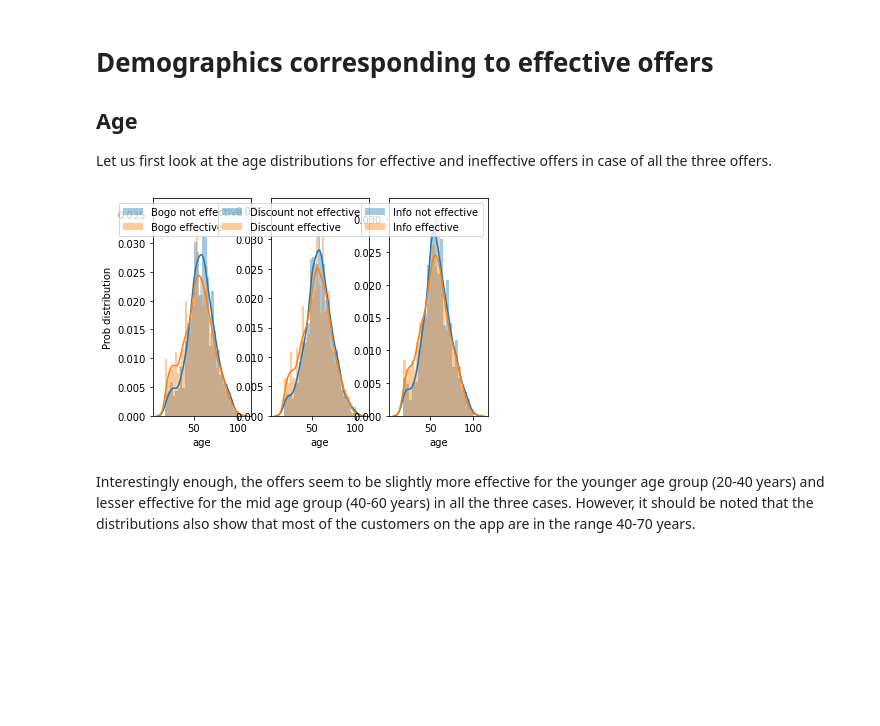
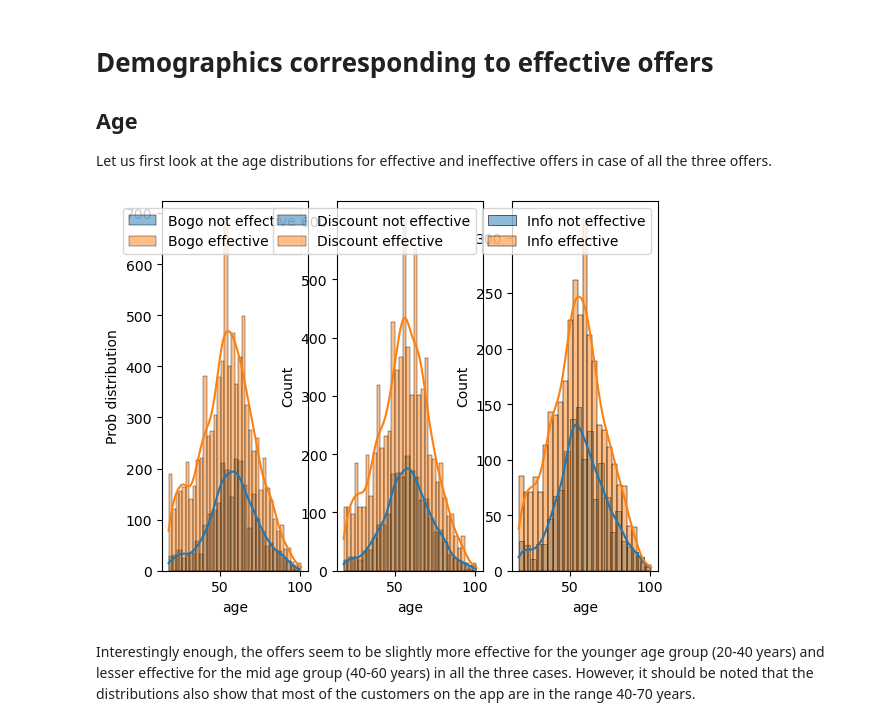
Before and after one commit to Anirudh-Kulkarni/Starbucks-offers, a Jupyter notebook: Starbucks_Capstone_notebook.ipynb, the cells around one changed output. Saved outputs shown, nothing was run; the diff lists cells and outputs as text; code cells hidden in the pictures; blank space fills up the shorter version.

```diff
--- a/Starbucks_Capstone_notebook.ipynb
+++ b/Starbucks_Capstone_notebook.ipynb
@@ -600,21 +626,21 @@ Let us first look at the age distributions for effective and ineffective offers
 # %%
 # using tuple unpacking for multiple Axes
 
 fig, (ax1, ax2, ax3) = plt.subplots(1, 3)
 plt.rcParams["figure.figsize"] = (20, 6)
-sns.distplot(bogo[bogo['offer completed']==0].age,label='Bogo not effective', ax = ax1)
-sns.distplot(bogo[bogo['offer completed']==1].age,label='Bogo effective', ax = ax1)
+sns.histplot(bogo[bogo['offer completed']==0].age,label='Bogo not effective', ax = ax1, kde=True)
+sns.histplot(bogo[bogo['offer completed']==1].age,label='Bogo effective', ax = ax1, kde=True)
 ax1.set_ylabel('Prob distribution')
 ax1.legend()
-sns.distplot(discount[discount['offer completed']==0].age,label='Discount not effective', ax = ax2)
-sns.distplot(discount[discount['offer completed']==1].age,label='Discount effective', ax = ax2)
+sns.histplot(discount[discount['offer completed']==0].age,label='Discount not effective', ax = ax2, kde=True)
+sns.histplot(discount[discount['offer completed']==1].age,label='Discount effective', ax = ax2, kde=True)
 ax2.legend()
-sns.distplot(informational[informational['offer completed']==0].age,label='Info not effective', ax = ax3)
-sns.distplot(informational[informational['offer completed']==1].age,label='Info effective', ax = ax3)
+sns.histplot(informational[informational['offer completed']==0].age,label='Info not effective', ax = ax3, kde=True)
+sns.histplot(informational[informational['offer completed']==1].age,label='Info effective', ax = ax3, kde=True)
 ax3.legend()
 plt.show()
 # %% [output]
-[figure, old version]
+[figure, new version]
 # %% [markdown]
 Interestingly enough, the offers seem to be slightly more effective for the younger age group (20-40 years) and lesser effective for the mid age group (40-60 years) in all the three cases. However, it should be noted that the distributions also show that most of the customers on the app are in the range 40-70 years.
 # %% [markdown]
```
Also changed, not shown: parts of 23 cells of this notebook, 1 other file.
